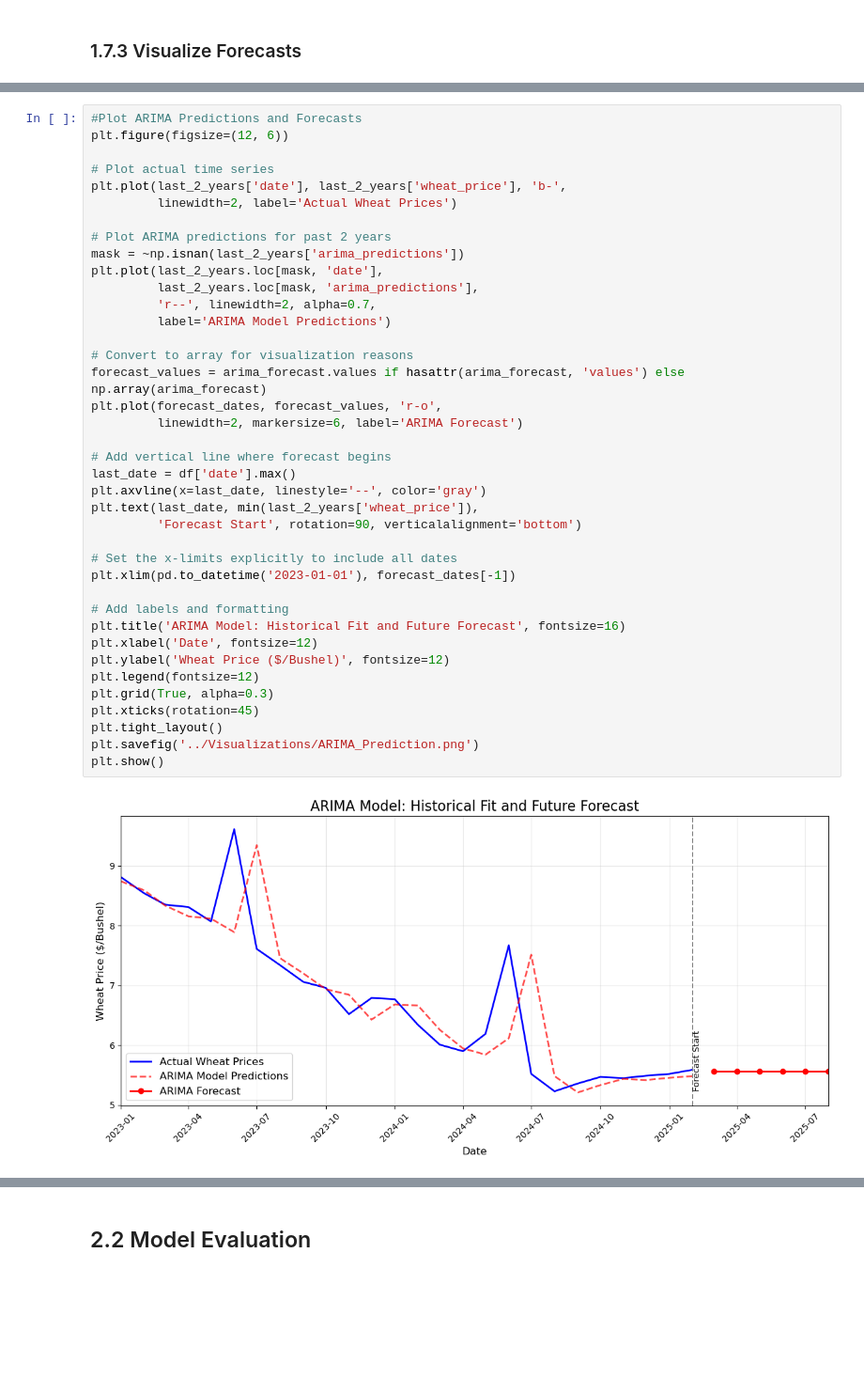
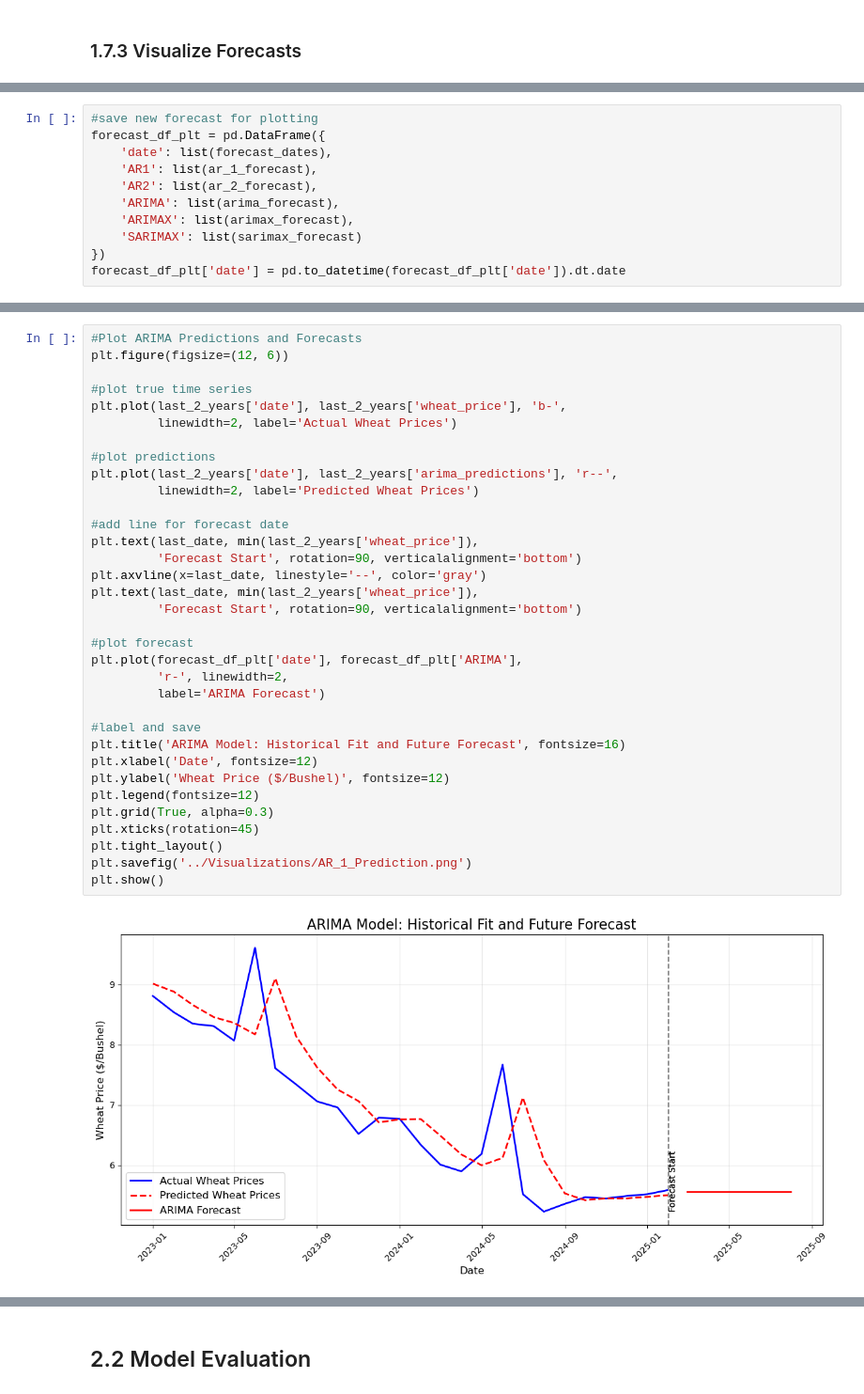
Before and after one commit to djwh1tmer/ML-Time-Series-Final-Project, a Jupyter notebook: Jupyter Notebooks/Model_Selection.ipynb, the cells around one changed output, grey strips where cells are left out. Shown: that part at 94% size. Drawn from its saved outputs; the diff is of its cells as text; blank space fills up the shorter version.

Commit message:
Fixed Plotting Errors

```diff
--- a/Jupyter Notebooks/Model_Selection.ipynb
+++ b/Jupyter Notebooks/Model_Selection.ipynb
@@ -460,0 +425,11 @@ plt.show()
+# %%
+#save new forecast for plotting
+forecast_df_plt = pd.DataFrame({
+    'date': list(forecast_dates),
+    'AR1': list(ar_1_forecast),
+    'AR2': list(ar_2_forecast),
+    'ARIMA': list(arima_forecast),
+    'ARIMAX': list(arimax_forecast),
+    'SARIMAX': list(sarimax_forecast)
+})
+forecast_df_plt['date'] = pd.to_datetime(forecast_df_plt['date']).dt.date
@@ -503,44 +506,39 @@ plt.show()
 # %%
 #Plot ARIMA Predictions and Forecasts
 plt.figure(figsize=(12, 6))
 
-# Plot actual time series
+#plot true time series
 plt.plot(last_2_years['date'], last_2_years['wheat_price'], 'b-',
          linewidth=2, label='Actual Wheat Prices')
 
-# Plot ARIMA predictions for past 2 years
-mask = ~np.isnan(last_2_years['arima_predictions'])
-plt.plot(last_2_years.loc[mask, 'date'],
-         last_2_years.loc[mask, 'arima_predictions'],
-         'r--', linewidth=2, alpha=0.7,
-         label='ARIMA Model Predictions')
+#plot predictions
+plt.plot(last_2_years['date'], last_2_years['arima_predictions'], 'r--',
+         linewidth=2, label='Predicted Wheat Prices')
 
-# Convert to array for visualization reasons
-forecast_values = arima_forecast.values if hasattr(arima_forecast, 'values') else np.array(arima_forecast)
-plt.plot(forecast_dates, forecast_values, 'r-o',
-         linewidth=2, markersize=6, label='ARIMA Forecast')
-
-# Add vertical line where forecast begins
-last_date = df['date'].max()
+#add line for forecast date
+plt.text(last_date, min(last_2_years['wheat_price']),
+         'Forecast Start', rotation=90, verticalalignment='bottom')
 plt.axvline(x=last_date, linestyle='--', color='gray')
 plt.text(last_date, min(last_2_years['wheat_price']),
          'Forecast Start', rotation=90, verticalalignment='bottom')
 
-# Set the x-limits explicitly to include all dates
-plt.xlim(pd.to_datetime('2023-01-01'), forecast_dates[-1])
+#plot forecast
+plt.plot(forecast_df_plt['date'], forecast_df_plt['ARIMA'],
+         'r-', linewidth=2,
+         label='ARIMA Forecast')
 
-# Add labels and formatting
+#label and save
 plt.title('ARIMA Model: Historical Fit and Future Forecast', fontsize=16)
 plt.xlabel('Date', fontsize=12)
 plt.ylabel('Wheat Price ($/Bushel)', fontsize=12)
 plt.legend(fontsize=12)
 plt.grid(True, alpha=0.3)
 plt.xticks(rotation=45)
 plt.tight_layout()
-plt.savefig('../Visualizations/ARIMA_Prediction.png')
+plt.savefig('../Visualizations/AR_1_Prediction.png')
 plt.show()
 # %% [output]
-[figure, old version]
+[figure, new version]
 # %%
 #Plot ARIMAX Predictions and Forecasts
 plt.figure(figsize=(12, 6))
```
Also changed, not shown: parts of 23 cells of this notebook, 3 other files.
